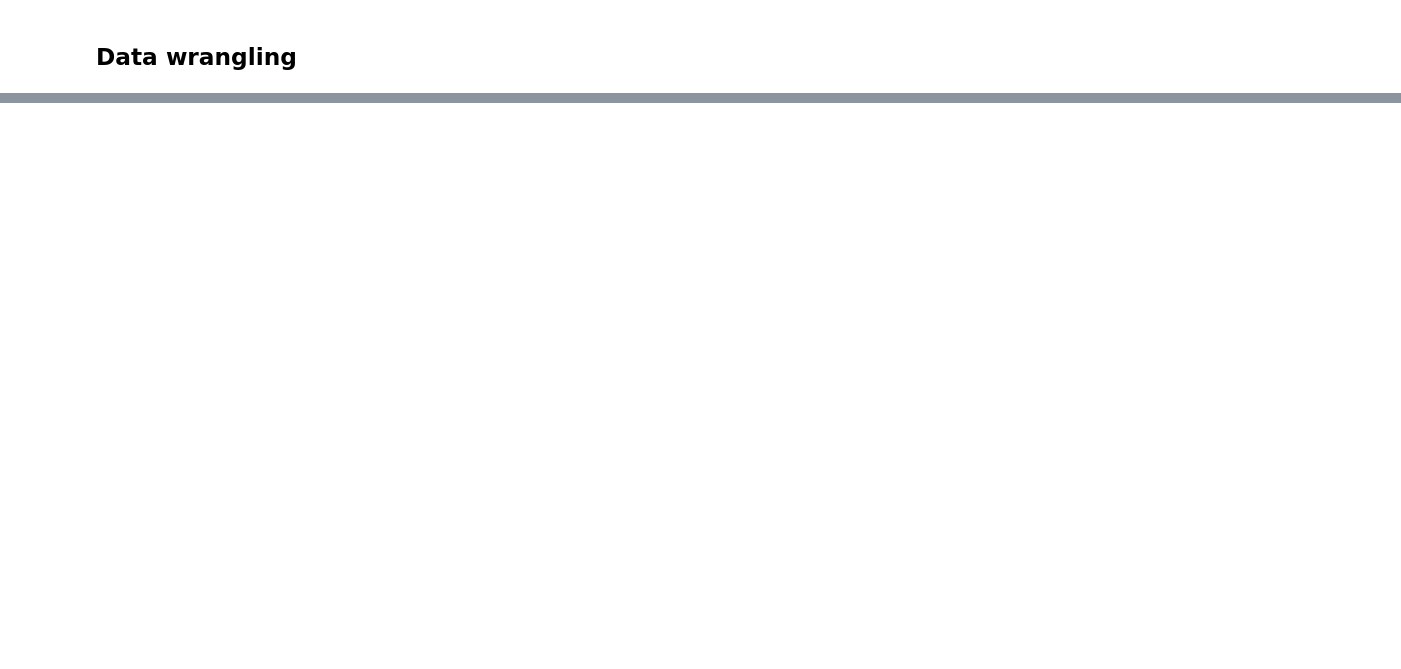
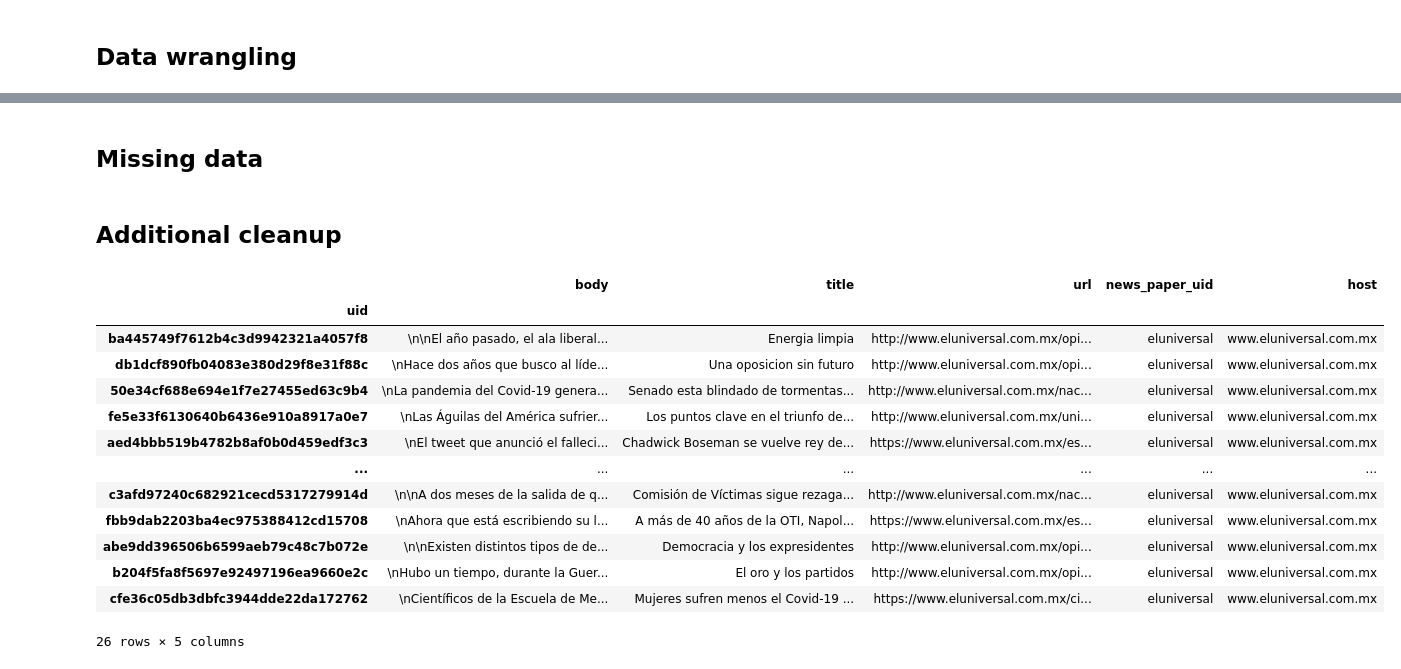
Before and after one commit to alcibiadesBustillo/webScrapper_newsPaper, a Jupyter notebook: Main.ipynb, the cells around one changed output, grey strips where cells are left out. Drawn from its saved outputs; the diff is of its cells as text; code cells hidden in the pictures; blank space fills up the shorter version.

Commit message:
Transform data, descriptive analysis

```diff
--- a/Main.ipynb
+++ b/Main.ipynb
@@ -285,2 +277,42 @@ www.eluniversal.com.mx    25
 www.viveusa.mx             1
 Name: host, dtype: int64
+# %% [markdown]
+## Missing data
+# %%
+# 3. Fill missing data
+missing_titles_mask = el_universal['title'].isna()
+
+missing_titles = (el_universal[missing_titles_mask]['url']
+                        .str.extract(r'(?P<missing_titles>[^/]+)$')
+                        .applymap(lambda title: title.replace('-', ' '))
+                        .applymap(lambda final_title: final_title.capitalize())
+                 )
+el_universal.loc[missing_titles_mask, 'title'] = missing_titles.loc[:, 'missing_titles']
+# %% [markdown]
+## Additional cleanup
+# %%
+# 4. Add uid to rows
+
+import hashlib
+uids = (el_universal
+            .apply(lambda row: hashlib.md5(bytes(row['url'].encode())), axis=1)
+            .apply(lambda hash_object: hash_object.hexdigest())
+       )
+el_universal['uid'] = uids
+el_universal.set_index('uid', inplace=True)
+el_universal
+# %% [output]
+|  | body | title | url | news_paper_uid | host |
+| uid |  |  |  |  |  |
+| ba445749f7612b4c3d9942321a4057f8 | \n\nEl año pasado, el ala liberal... | Energia limpia | http://www.eluniversal.com.mx/opi... | eluniversal | www.eluniversal.com.mx |
+| db1dcf890fb04083e380d29f8e31f88c | \nHace dos años que busco al líde... | Una oposicion sin futuro | http://www.eluniversal.com.mx/opi... | eluniversal | www.eluniversal.com.mx |
+| 50e34cf688e694e1f7e27455ed63c9b4 | \nLa pandemia del Covid-19 genera... | Senado esta blindado de tormentas... | http://www.eluniversal.com.mx/nac... | eluniversal | www.eluniversal.com.mx |
+| fe5e33f6130640b6436e910a8917a0e7 | \nLas Águilas del América sufrier... | Los puntos clave en el triunfo de... | http://www.eluniversal.com.mx/uni... | eluniversal | www.eluniversal.com.mx |
+| aed4bbb519b4782b8af0b0d459edf3c3 | \nEl tweet que anunció el falleci... | Chadwick Boseman se vuelve rey de... | https://www.eluniversal.com.mx/es... | eluniversal | www.eluniversal.com.mx |
+| ... | ... | ... | ... | ... | ... |
+| c3afd97240c682921cecd5317279914d | \n\nA dos meses de la salida de q... | Comisión de Víctimas sigue rezaga... | http://www.eluniversal.com.mx/nac... | eluniversal | www.eluniversal.com.mx |
+| fbb9dab2203ba4ec975388412cd15708 | \nAhora que está escribiendo su l... | A más de 40 años de la OTI, Napol... | https://www.eluniversal.com.mx/es... | eluniversal | www.eluniversal.com.mx |
+| abe9dd396506b6599aeb79c48c7b072e | \n\nExisten distintos tipos de de... | Democracia y los expresidentes | http://www.eluniversal.com.mx/opi... | eluniversal | www.eluniversal.com.mx |
+| b204f5fa8f5697e92497196ea9660e2c | \nHubo un tiempo, durante la Guer... | El oro y los partidos | http://www.eluniversal.com.mx/opi... | eluniversal | www.eluniversal.com.mx |
+| cfe36c05db3dbfc3944dde22da172762 | \nCientíficos de la Escuela de Me... | Mujeres sufren menos el Covid-19 ... | https://www.eluniversal.com.mx/ci... | eluniversal | www.eluniversal.com.mx |
+26 rows × 5 columns
```
Also changed, not shown: parts of 26 cells of this notebook, 6 other files.
